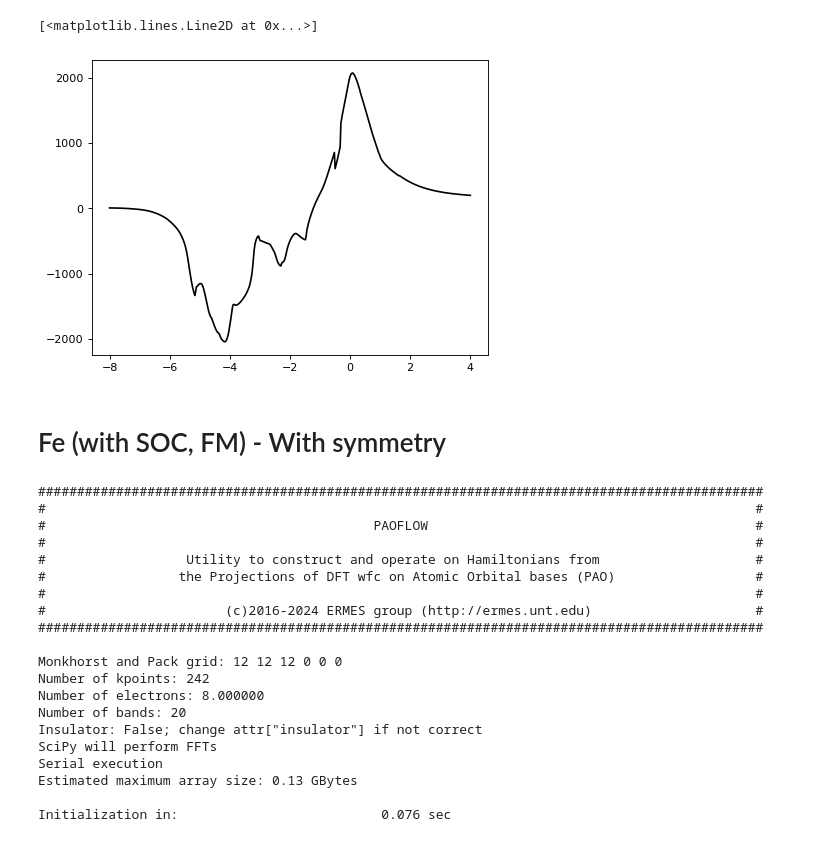
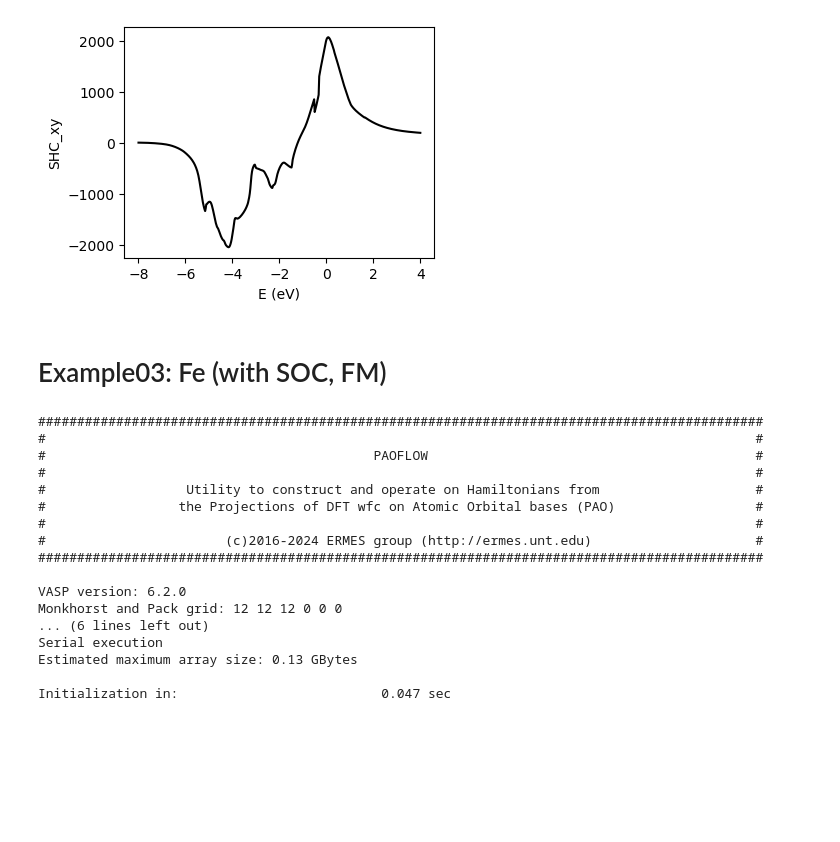
Before and after one commit to marcobn/PAOFLOW, a Jupyter notebook: VASP_examples.ipynb, the cells around one changed output. Drawn from its saved outputs; the diff is of its cells as text; code cells hidden in the pictures; blank space fills up the shorter version.

```diff
--- a/VASP_examples.ipynb
+++ b/VASP_examples.ipynb
@@ -185,16 +194,20 @@ Spin Hall Conductivity in:                 13.834 sec
 # %%
-shc = np.loadtxt('examples/vasp_Pt_sym/output/shcEf_z_xy.dat')
-# plot the paoflow bands
-fig = plt.figure(dpi=80)
+shc = np.loadtxt('examples_vasp/vasp_Pt/output/shcEf_z_xy.dat')
+fig = plt.figure(figsize=(4,3))
 plt.plot(shc[:,0],shc[:,1],color='black')
+plt.xlabel("E (eV)")
+plt.ylabel("SHC_xy")
+plt.show()
 # %% [output]
-[<matplotlib.lines.Line2D at 0x...>]
-[figure, old version]
+[figure, new version]
 # %% [markdown]
-# Fe (with SOC, FM) - With symmetry
+# Example03: Fe (with SOC, FM)
 # %%
-paoflow = PAOFLOW(savedir='examples/vasp_Fe_sym', model=None, outputdir='examples/vasp_Fe_sym/output',
-                          smearing='gauss',verbose=True,dft="VASP")
+paoflow = PAOFLOW(savedir='examples_vasp/vasp_Fe',
+                  model=None,
+                  outputdir='examples_vasp/vasp_Fe/output',
+                  verbose=True,
+                  dft="VASP")
 data_controller = paoflow.data_controller
 arry,attr = paoflow.data_controller.data_dicts()
 # %% [output]
@@ -208,16 +221,13 @@ arry,attr = paoflow.data_controller.data_dicts()
 #                       (c)2016-2024 ERMES group (http://ermes.unt.edu)                     #
 #############################################################################################
 
+VASP version: 6.2.0
 Monkhorst and Pack grid: 12 12 12 0 0 0
-Number of kpoints: 242
-Number of electrons: 8.000000
-Number of bands: 20
-Insulator: False; change attr["insulator"] if not correct
-SciPy will perform FFTs
+... (6 lines left out)
 Serial execution
 Estimated maximum array size: 0.13 GBytes
 
-Initialization in:                          0.076 sec
+Initialization in:                          0.047 sec
 # %%
 attr['basispath'] = './BASIS/'
 arry['configuration'] = {'Fe':['3P','3D','4S','4P','4D']}
```
Also changed, not shown: parts of 69 cells of this notebook, 6 other files.
